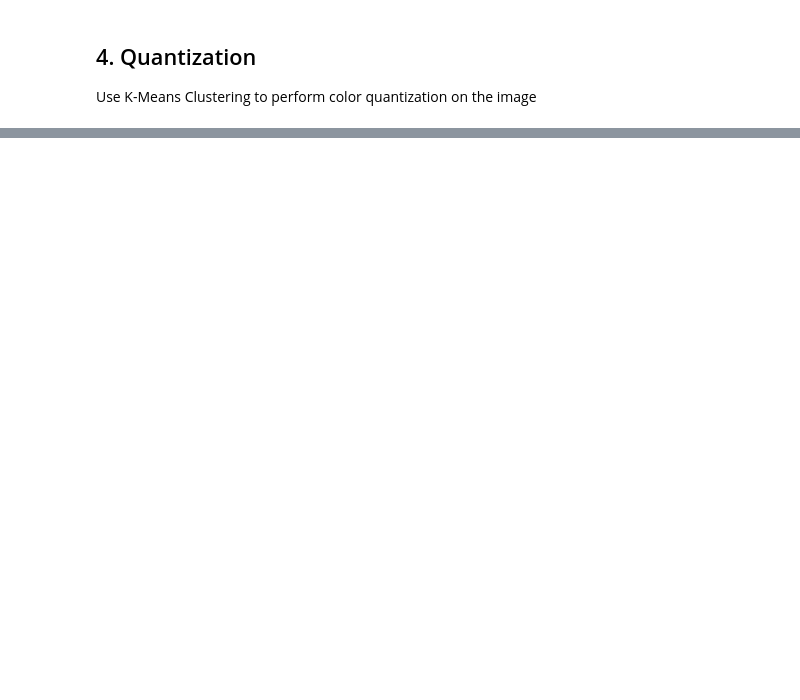
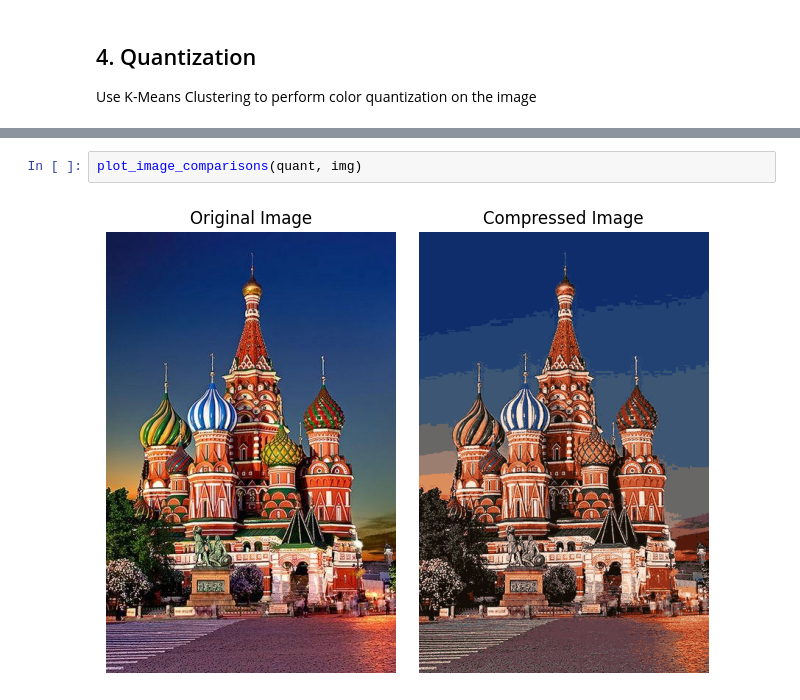
Before and after one commit to Alexandre2006/ATCS-2023, a Jupyter notebook: Labs/Unit07/ColorQuantization/colorquantizer.ipynb, the cells around one changed output, grey strips where cells are left out. Drawn from its saved outputs; the diff is of its cells as text; blank space fills up the shorter version.

```diff
--- a/Labs/Unit07/ColorQuantization/colorquantizer.ipynb
+++ b/Labs/Unit07/ColorQuantization/colorquantizer.ipynb
@@ -103,0 +127,4 @@ quant = None
+# %%
+plot_image_comparisons(quant, img)
+# %% [output]
+[figure, added]
```
Also changed, not shown: parts of 9 cells of this notebook, 3 other files.
